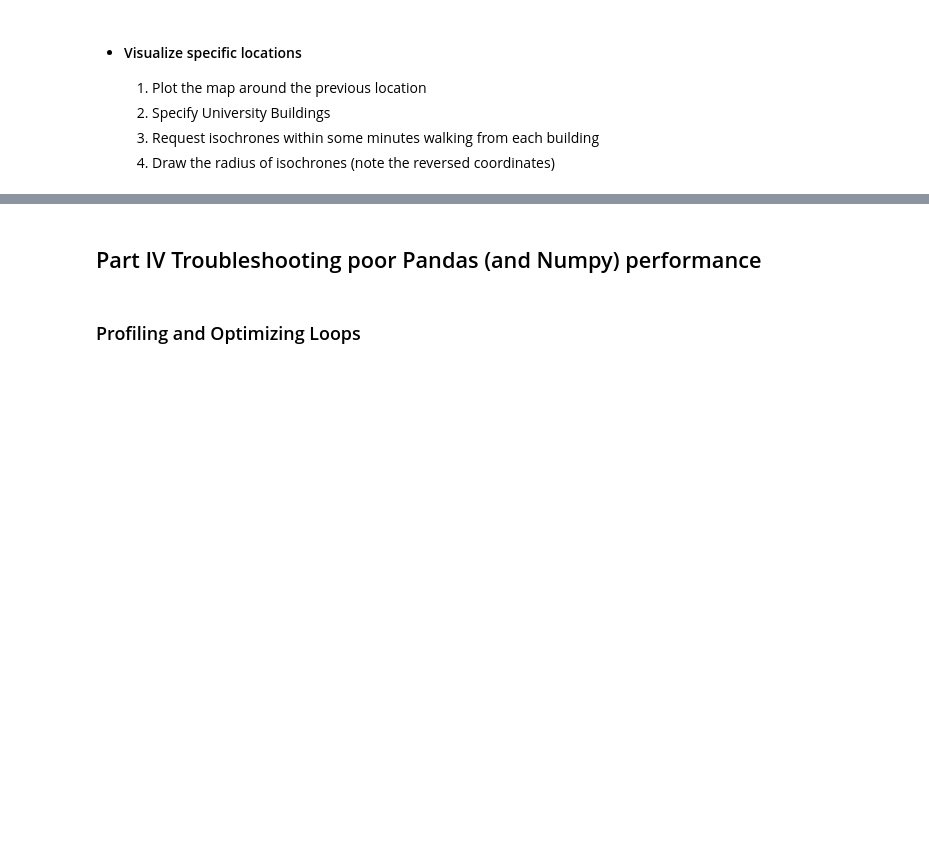
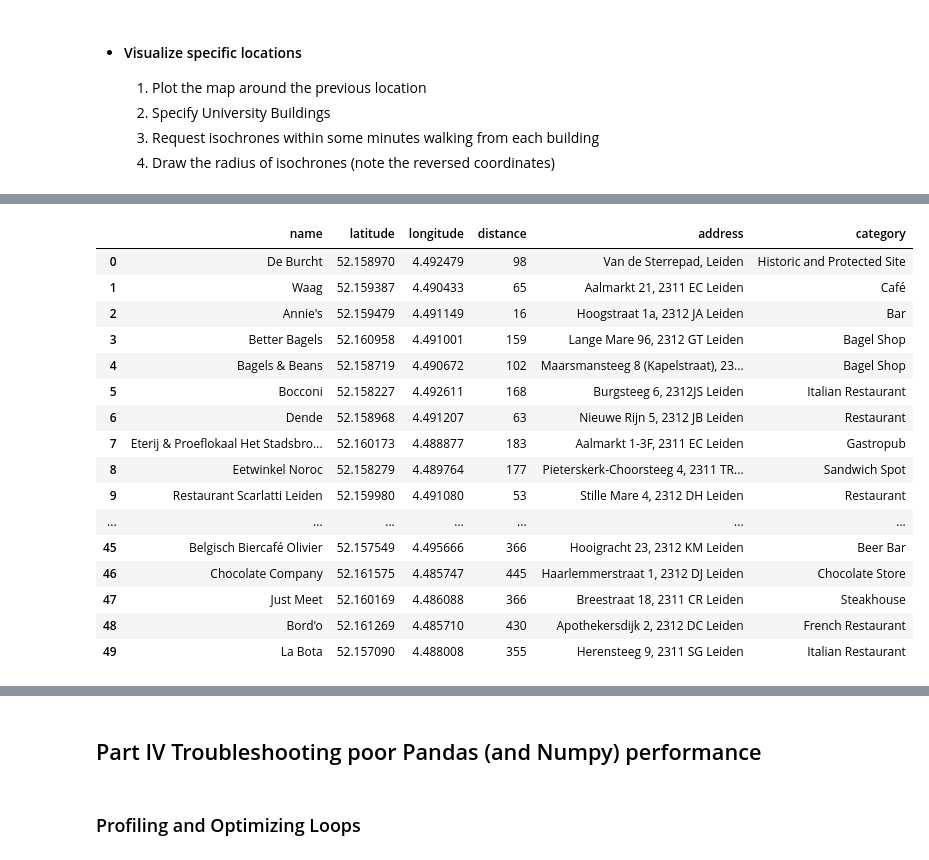
Before and after one commit to UC-Course-LU/Lab-1-Answers, a Jupyter notebook: Lab1_Answers.ipynb, the cells around one changed output, grey strips where cells are left out. Drawn from its saved outputs; the diff is of its cells as text; code cells hidden in the pictures; blank space fills up the shorter version.

```diff
--- a/Lab1_Answers.ipynb
+++ b/Lab1_Answers.ipynb
@@ -204,7 +216,8 @@ map1
 import openrouteservice as opn
 import folium
 
-clnt = opn.Client(key= 'paste your API Key here') # Specify your personal API key
+clnt = opn.Client(key='paste your API Key here') # Specify your personal API key
+
 # 1. Map
 map1 = folium.Map(location=([52.169709,4.457111]), zoom_start=16)
 
@@ -216,11 +229,11 @@ bld_dict = {'Archeologie': {'location': [4.464366,52.165078]},
            }
 
 # 3. Request of isochrones with 2 minute footwalk.
-params_iso = {'profile': 'cycling-road',
-              'intervals': [120], # 120/60 = 2 mins
-              'segments': 120,
-              'attributes': ['total_pop'] # Get population count for isochrones
-             }
+params_iso = {
+    'profile': 'foot-walking',
+    'range': [120],
+    'attributes': ['total_pop']
+}
 
 # 4. Add the isochrones to the map and visualize it
 for name, bld in bld_dict.items():
@@ -455 +465,84 @@ df
+# %%
+import pandas as pd
+import requests
+
+center_lat = 52.159536
+center_lon = 4.491366
+
+bearer = "yourbearer"
+
+url = "https://places-api.foursquare.com/places/search"
+
+headers = {
+    "accept": "application/json",
+    "X-Places-Api-Version": "2025-06-17",
+    "authorization": f"Bearer {bearer}"
+}
+
+params = {
+    "ll": f"{center_lat},{center_lon}",
+    "radius": 3000,
+    "limit": 50,
+    "fields": "name,latitude,longitude,distance,location,categories"
+}
+
+response = requests.get(url, headers=headers, params=params, timeout=30)
+response.raise_for_status()
+data = response.json()
+
+def venue_scraper(data):
+    venues = []
+
+    for venue in data.get("results", []):
+        location = venue.get("location") or {}
+        categories = venue.get("categories") or []
+
+        name = venue.get("name")
+        latitude = venue.get("latitude")
+        longitude = venue.get("longitude")
+        distance = venue.get("distance")
+        address = location.get("formatted_address")
+        category = categories[0].get("name") if categories else None
+
+        venues.append({
+            "name": "NA" if name is None else name,
+            "latitude": "NA" if latitude is None else latitude,
+            "longitude": "NA" if longitude is None else longitude,
+            "distance": "NA" if distance is None else distance,
+            "address": "NA" if address is None else address,
+            "category": "NA" if category is None else category
+        })
+
+    return pd.DataFrame(
+        venues,
+        columns=[
+            "name",
+            "latitude",
+            "longitude",
+            "distance",
+            "address",
+            "category"
+        ]
+    )
+
+df = venue_scraper(data)
+df
+# %% [output]
+|  | name | latitude | longitude | distance | address | category |
+| 0 | De Burcht | 52.158970 | 4.492479 | 98 | Van de Sterrepad, Leiden | Historic and Protected Site |
+| 1 | Waag | 52.159387 | 4.490433 | 65 | Aalmarkt 21, 2311 EC Leiden | Café |
+| 2 | Annie's | 52.159479 | 4.491149 | 16 | Hoogstraat 1a, 2312 JA Leiden | Bar |
+| 3 | Better Bagels | 52.160958 | 4.491001 | 159 | Lange Mare 96, 2312 GT Leiden | Bagel Shop |
+| 4 | Bagels & Beans | 52.158719 | 4.490672 | 102 | Maarsmansteeg 8 (Kapelstraat), 23... | Bagel Shop |
+| 5 | Bocconi | 52.158227 | 4.492611 | 168 | Burgsteeg 6, 2312JS Leiden | Italian Restaurant |
+| 6 | Dende | 52.158968 | 4.491207 | 63 | Nieuwe Rijn 5, 2312 JB Leiden | Restaurant |
+| 7 | Eterij & Proeflokaal Het Stadsbro... | 52.160173 | 4.488877 | 183 | Aalmarkt 1-3F, 2311 EC Leiden | Gastropub |
+| 8 | Eetwinkel Noroc | 52.158279 | 4.489764 | 177 | Pieterskerk-Choorsteeg 4, 2311 TR... | Sandwich Spot |
+| 9 | Restaurant Scarlatti Leiden | 52.159980 | 4.491080 | 53 | Stille Mare 4, 2312 DH Leiden | Restaurant |
+| ... | ... | ... | ... | ... | ... | ... |
+| 45 | Belgisch Biercafé Olivier | 52.157549 | 4.495666 | 366 | Hooigracht 23, 2312 KM Leiden | Beer Bar |
+| 46 | Chocolate Company | 52.161575 | 4.485747 | 445 | Haarlemmerstraat 1, 2312 DJ Leiden | Chocolate Store |
+| 47 | Just Meet | 52.160169 | 4.486088 | 366 | Breestraat 18, 2311 CR Leiden | Steakhouse |
+| 48 | Bord'o | 52.161269 | 4.485710 | 430 | Apothekersdijk 2, 2312 DC Leiden | French Restaurant |
+| 49 | La Bota | 52.157090 | 4.488008 | 355 | Herensteeg 9, 2311 SG Leiden | Italian Restaurant |
 # %% [markdown]
```
Also changed, not shown: parts of 65 cells of this notebook.
